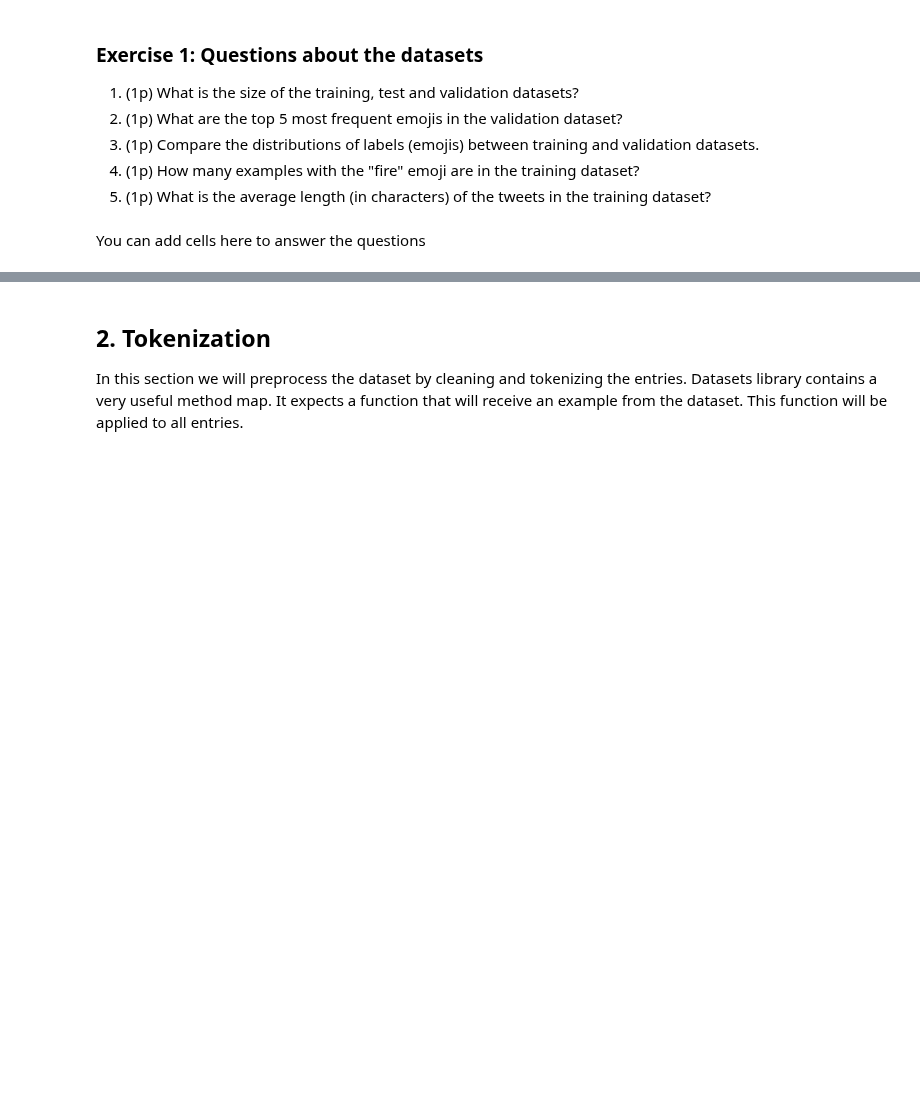
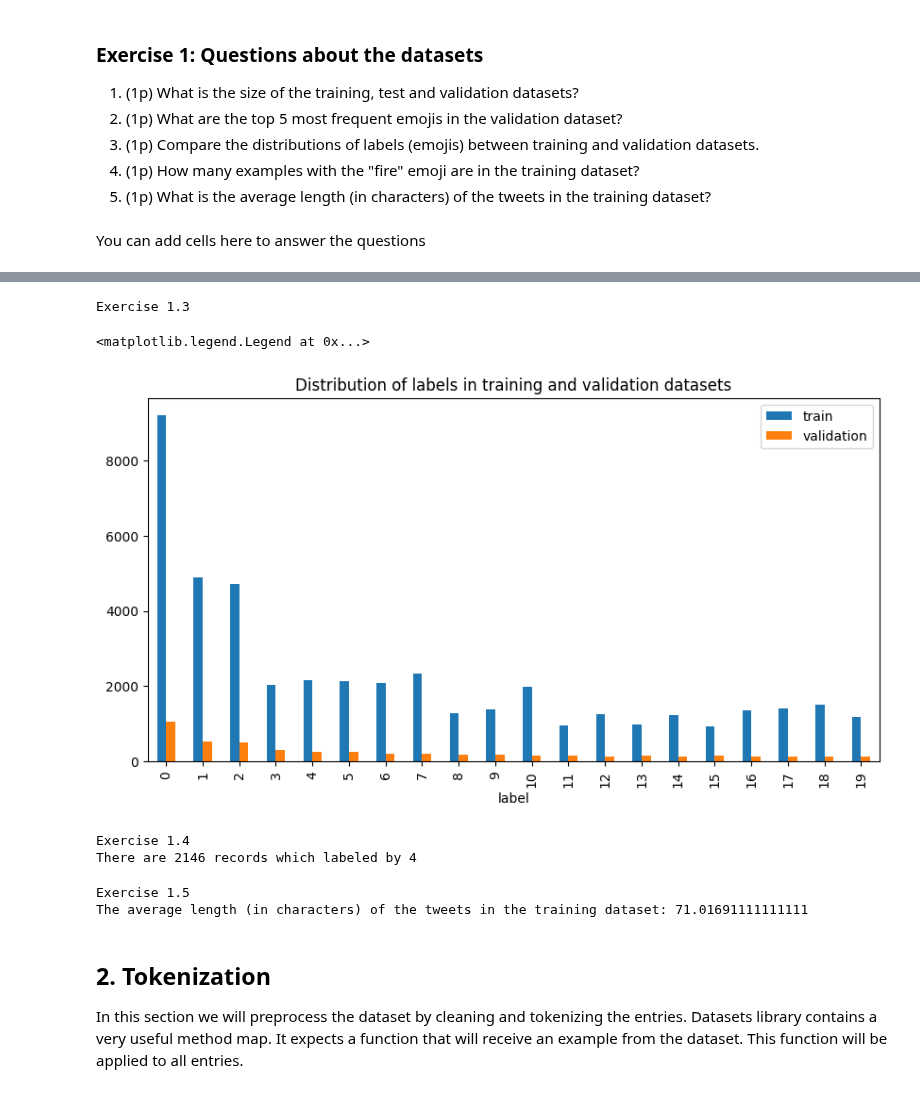
Before and after one commit to vddobush/NLP_Project, a Jupyter notebook: lab1_empty.ipynb, the cells around one changed output, grey strips where cells are left out. Cells and saved outputs as stored; diff of their text form; code cells hidden in the pictures; blank space fills up the shorter version.

```diff
--- a/lab1_empty.ipynb
+++ b/lab1_empty.ipynb
@@ -210,0 +317,6 @@ You can add cells here to answer the questions
+# %%
+print('Exercise 1.2')
+validation_ds_df = pd.DataFrame(tweet_ds['validation'])
+top5labels = validation_ds_df['label'].value_counts().head(5).reset_index()
+top5labels.columns = ['Label', 'Count']
+top5labels
@@ -211 +331,40 @@ You can add cells here to answer the questions
+# %%
+print('Exercise 1.3')
+# we will use the validation_ds_df received in a previous step
+train_ds_df = pd.DataFrame(tweet_ds['train'])
+
+train_label_counts = train_ds_df['label'].value_counts().sort_index()
+val_label_counts = validation_ds_df['label'].value_counts().sort_index()
+
+label_dist_df = pd.DataFrame({
+    'train': train_label_counts,
+    'validation': val_label_counts
+}).fillna(0)
+
+label_dist_df
+plt = label_dist_df.plot(kind='bar', figsize=(10,5), title="Distribution of labels in training and validation datasets")
+plt.legend()
+# %% [output]
+Exercise 1.3
+<matplotlib.legend.Legend at 0x...>
+[figure, added]
+# %%
+print('Exercise 1.4')
+# after inspecting the website we concluded that "fire" emoji is labeled by number 4. So we will look for amount of records with label == 4 in the training dataset
+train_ds_df = pd.DataFrame(tweet_ds['train'])
+fire_count = (train_ds_df['label'] == 4).sum()
+print('There are',fire_count, 'records which labeled by 4')
+# %% [output]
+Exercise 1.4
+There are 2146 records which labeled by 4
+# %%
+print('Exercise 1.5')
+# The average length (in characters) of the tweets in the training dataset:
+
+train_ds_df = pd.DataFrame(tweet_ds['train'])
+train_ds_df['length'] = train_ds_df['text'].apply(len)
+print("The average length (in characters) of the tweets in the training dataset:", train_ds_df['length'].mean())
+# %% [output]
+Exercise 1.5
+The average length (in characters) of the tweets in the training dataset: 71.01691111111111
 # %% [markdown]
```
Also changed, not shown: parts of 12 cells of this notebook.
